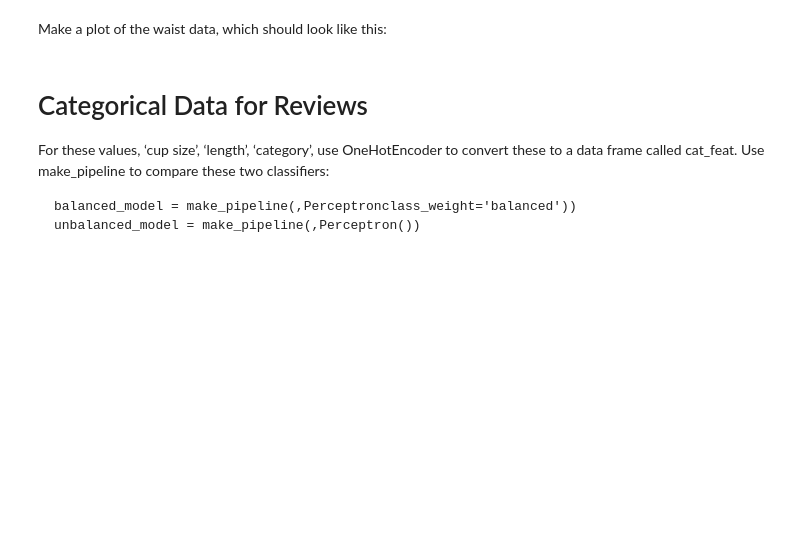
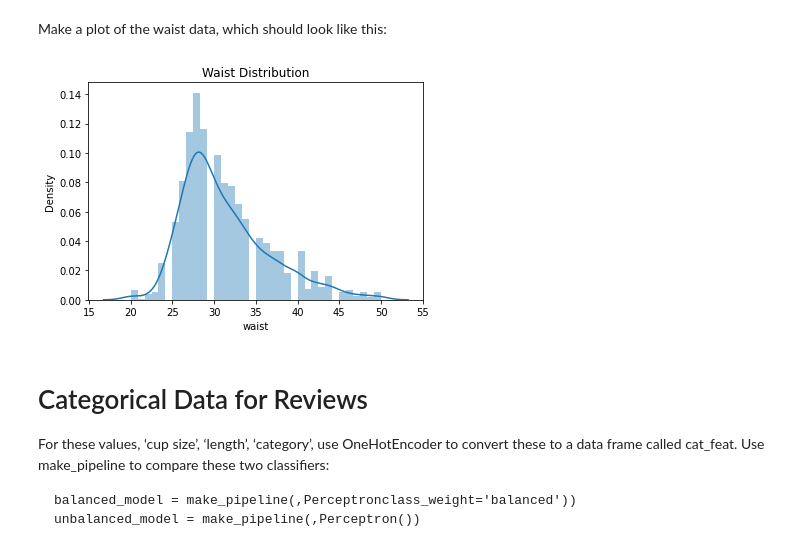
Before and after one commit to zachfreitas/ADS_504_Machine_Learning, a Jupyter notebook: Module_4/Assignment_4/Assignment_Guide_4.ipynb, the cells around one changed output. Cells and saved outputs as stored; diff of their text form; code cells hidden in the pictures; blank space fills up the shorter version.

```diff
--- a/Module_4/Assignment_4/Assignment_Guide_4.ipynb
+++ b/Module_4/Assignment_4/Assignment_Guide_4.ipynb
@@ -161,3 +165,10 @@ Make a plot of the waist data, which should look like this:
+# %%
+#Plot Waist data here
+sns.distplot(num_df['waist'])
+plt.title('Waist Distribution')
+plt.show();
+# %% [output]
+[figure, added]
 # %% [markdown]
 # Categorical Data for Reviews
 
```
Also changed, not shown: parts of 5 cells of this notebook.
